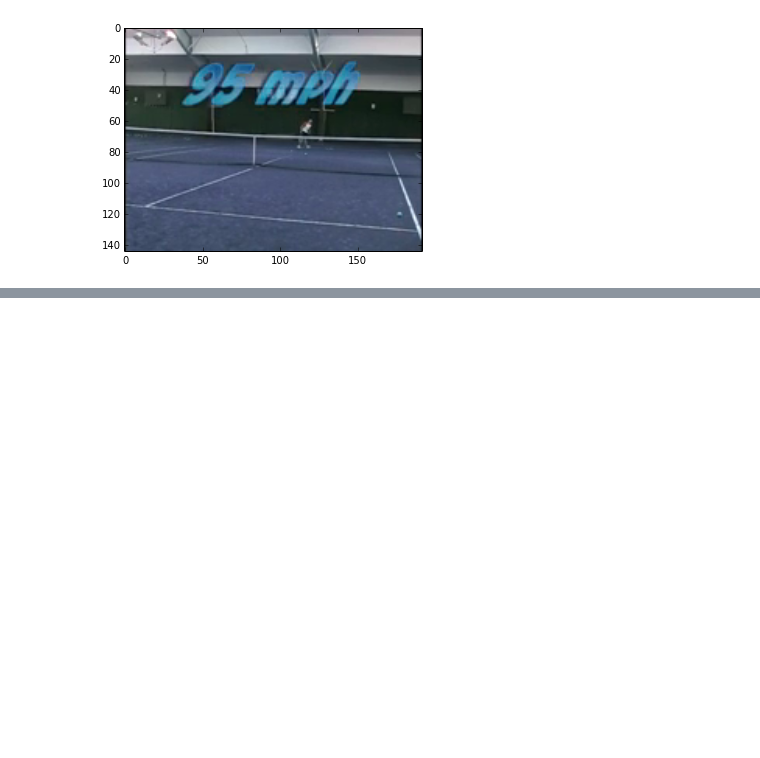
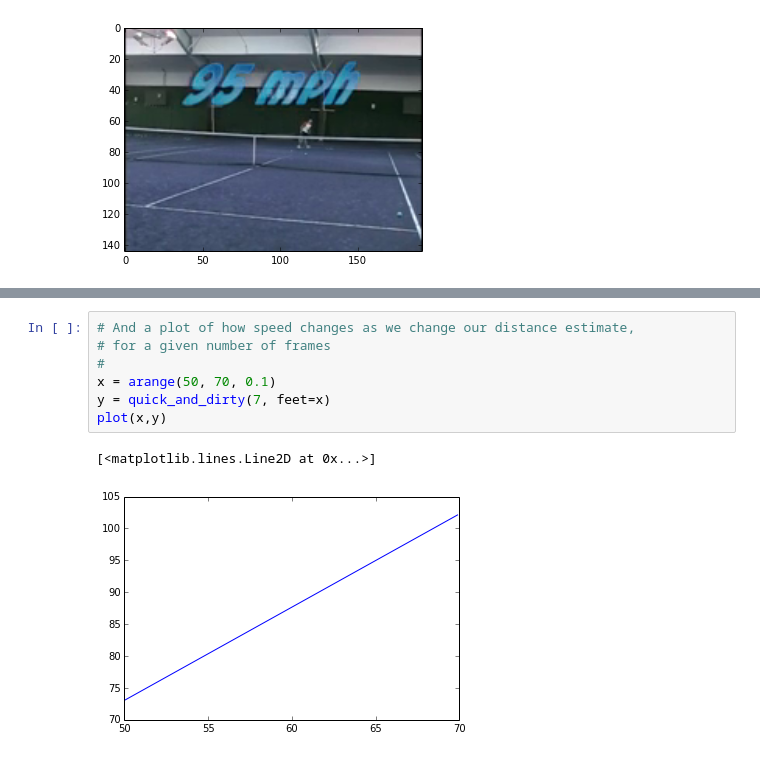
Before and after one commit to wcyuan/opencv_ipynotebook, a Jupyter notebook: 2015-07-29 Images.ipynb, the cells around one changed output, grey strips where cells are left out. Saved outputs shown, nothing was run; the diff lists cells and outputs as text; blank space fills up the shorter version.

```diff
--- a/2015-07-29 Images.ipynb
+++ b/2015-07-29 Images.ipynb
@@ -318,0 +333,10 @@ print    6.5,     95,  quick_and_dirty(6.5) # = 94.4
+# %%
+# And a plot of how speed changes as we change our distance estimate,
+# for a given number of frames
+#
+x = arange(50, 70, 0.1)
+y = quick_and_dirty(7, feet=x)
+plot(x,y)
+# %% [output]
+[<matplotlib.lines.Line2D at 0x...>]
+[figure, added]
```
Also changed, not shown: parts of 10 cells of this notebook.
